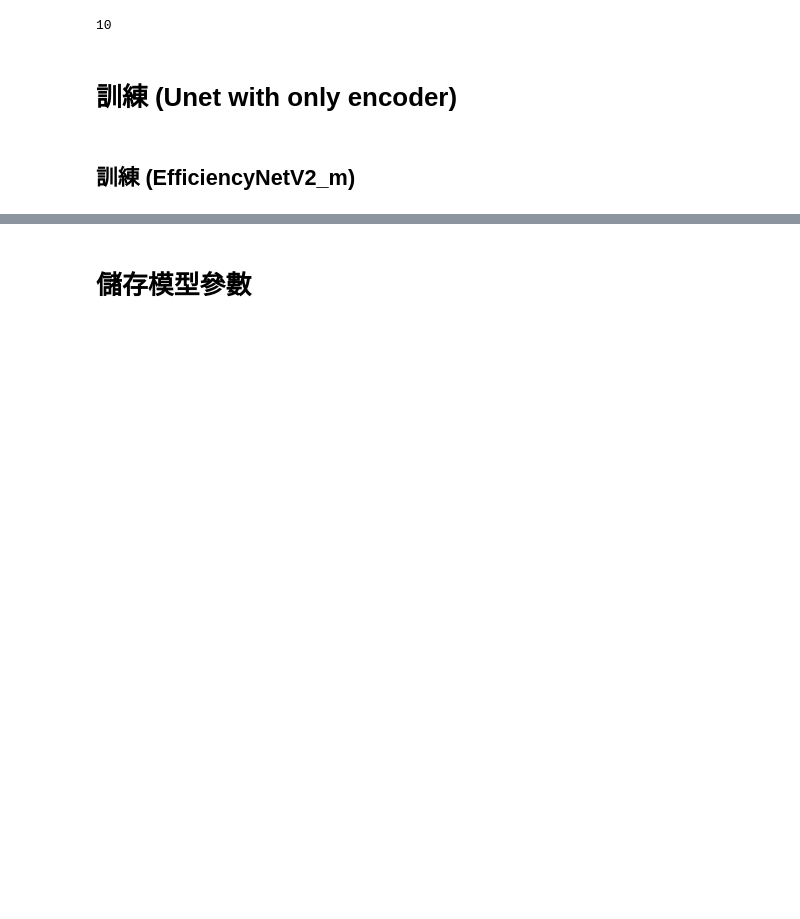
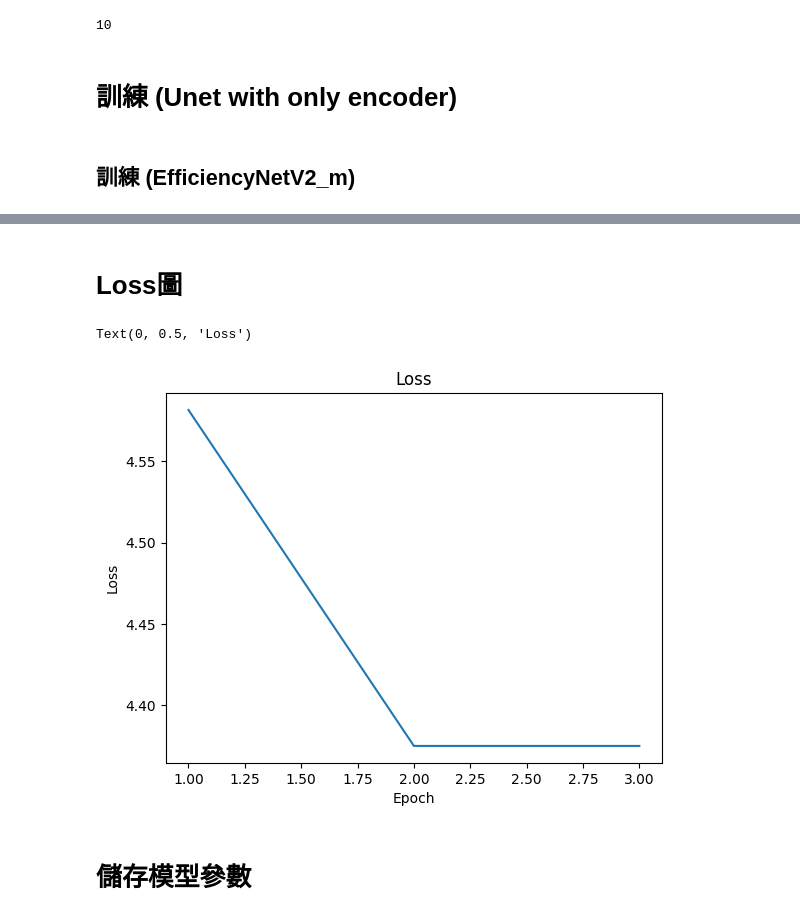
Before and after one commit to Guo-bot-1998/Appendicitis, a Jupyter notebook: Appendicitis_colab_notebook.ipynb, the cells around one changed output, grey strips where cells are left out. Cells and saved outputs as stored; diff of their text form; code cells hidden in the pictures; blank space fills up the shorter version.

```diff
--- a/Appendicitis_colab_notebook.ipynb
+++ b/Appendicitis_colab_notebook.ipynb
@@ -165,12 +204,11 @@ num_batches = len(images) // batch_size
 model = FC(in_channels=1).to(device)
 # model = pretrained_model
 
-if images.dtype != model.encoder[0].weight.dtype:
-    images = images.type(model.encoder[0].weight.dtype)
 
 criterion = nn.BCELoss()
 optimizer = optim.Adam(model.parameters(), lr)
 
+running_loss_list = []
 
 # 訓練循環
 for epoch in range(num_epochs):
@@ -190,4 +228,5 @@ for epoch in range(num_epochs):
 
         running_loss += loss.item()
 
+    running_loss_list.append(running_loss/num_batches)
     print(f"Epoch {epoch+1}, Loss: {running_loss/num_batches}")
@@ -194,3 +237,14 @@ for epoch in range(num_epochs):
+# %% [markdown]
+# Loss圖
+# %%
+import matplotlib.pyplot as plt
+plt.plot(np.arange(1,num_epochs+1), running_loss_list)
+plt.title('Loss')
+plt.xlabel('Epoch')
+plt.ylabel('Loss')
+# %% [output]
+Text(0, 0.5, 'Loss')
+[figure, added]
 # %% [markdown]
 # 儲存模型參數
 # %%
```
Also changed, not shown: parts of 18 cells of this notebook.
